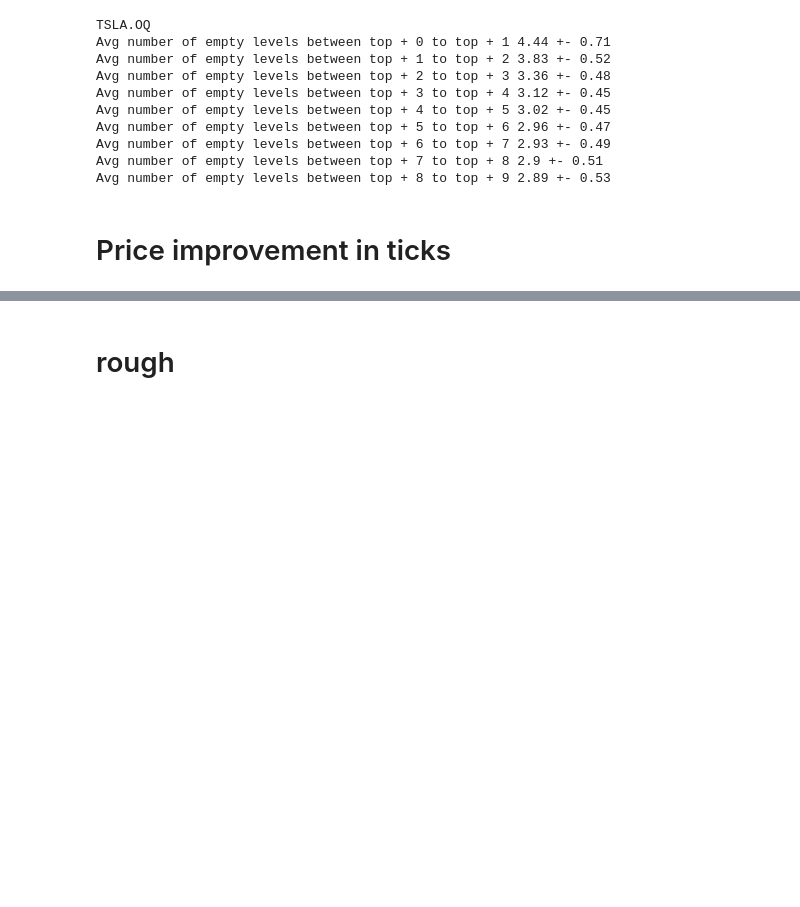
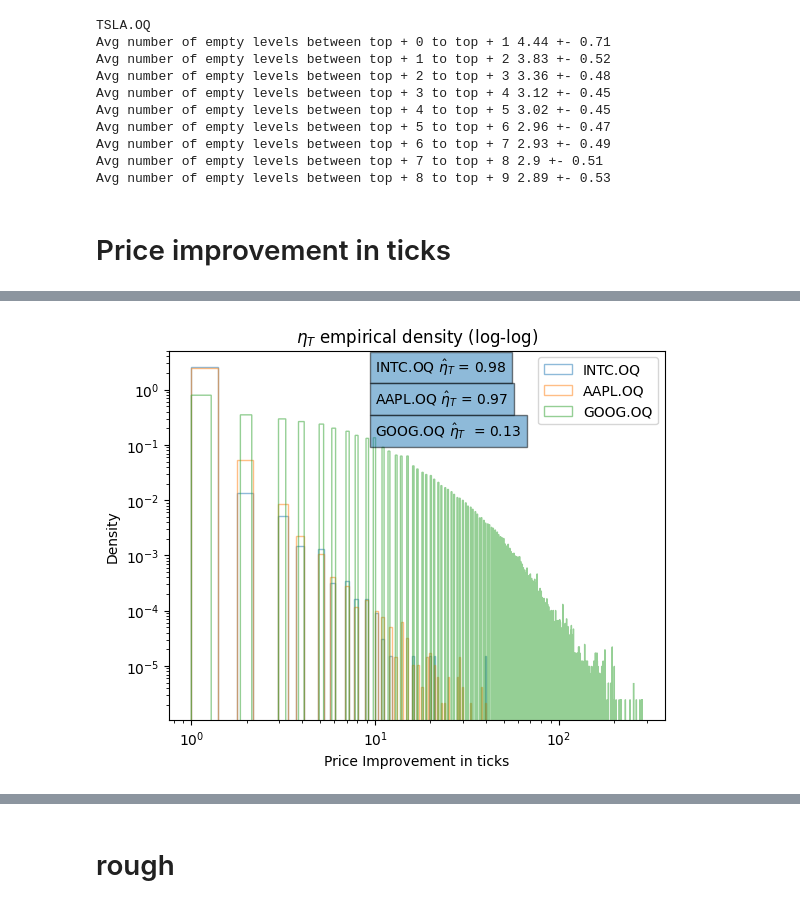
Before and after one commit to konqr/lobSimulations, a Jupyter notebook: src/backup/hawkes/experiments/smallTickEDA.ipynb, the cells around one changed output, grey strips where cells are left out. Drawn from its saved outputs; the diff is of its cells as text; code cells hidden in the pictures; blank space fills up the shorter version.

```diff
--- a/src/backup/hawkes/experiments/smallTickEDA.ipynb
+++ b/src/backup/hawkes/experiments/smallTickEDA.ipynb
@@ -393,0 +415,19 @@ Avg number of ticks of price improvement for  top + 10 1.07 +- 0.86
+# %%
+plt.figure()
+a = plt.hist(100*intc[2], bins = 100, density = True, label="INTC.OQ", alpha = 0.5 , histtype = 'step')
+plt.xlabel("Price Improvement in ticks")
+plt.ylabel('Density')
+plt.yscale("log")
+plt.xscale('log')
+plt.text(10, np.max(a[0]) -0.5, "INTC.OQ $\hat{\eta}_{T}$ = " + str(np.round(1./np.average(np.average(100*intc[2], axis = 0)),2)), bbox=dict(alpha=0.5))
+a = plt.hist(100*aapl[2], bins = 100, density = True, label="AAPL.OQ", alpha = 0.5, histtype = 'step')
+plt.text(10, np.max(a[0]) -1.95, "AAPL.OQ $\hat{\eta}_{T}$ = " + str(np.round(1./np.average(np.average(100*aapl[2], axis = 0)),2)), bbox=dict(alpha=0.5))
+a = plt.hist(100*goog[2], bins = 1000, density = True, label="GOOG.OQ", alpha = 0.5, histtype = 'step')
+plt.text(10, np.max(a[0]) -0.65, "GOOG.OQ $\hat{\eta}_{T}$  = " + str(np.round(1./np.average(np.average(100*goog[2], axis = 0)),2)), bbox=dict(alpha=0.5))
+#plt.xlim([0,10])
+#plt.xticks(np.arange(1,11))
+plt.legend()
+plt.title("$\eta_{T}$ empirical density (log-log)")
+plt.savefig("/SAN/fca/Konark_PhD_Experiments/smallTick/EDA_eta_T.png")
+# %% [output]
+[figure, added]
```
Also changed, not shown: parts of 9 cells of this notebook, 2 other files.
